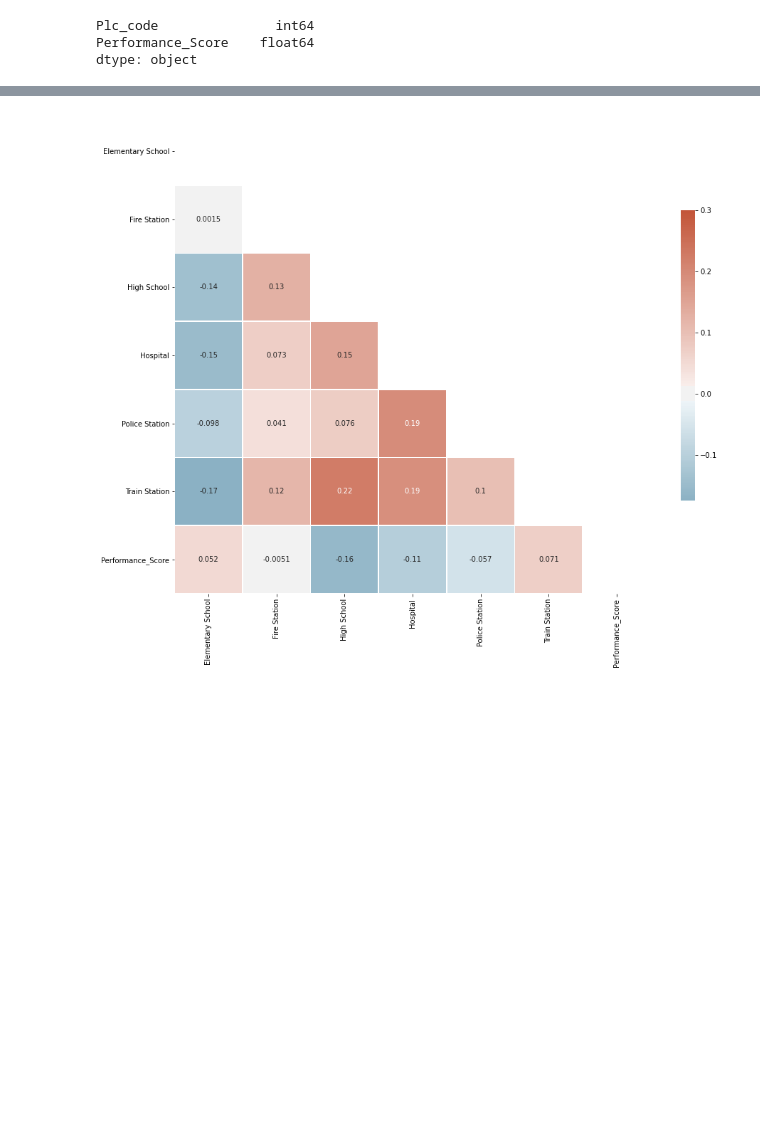
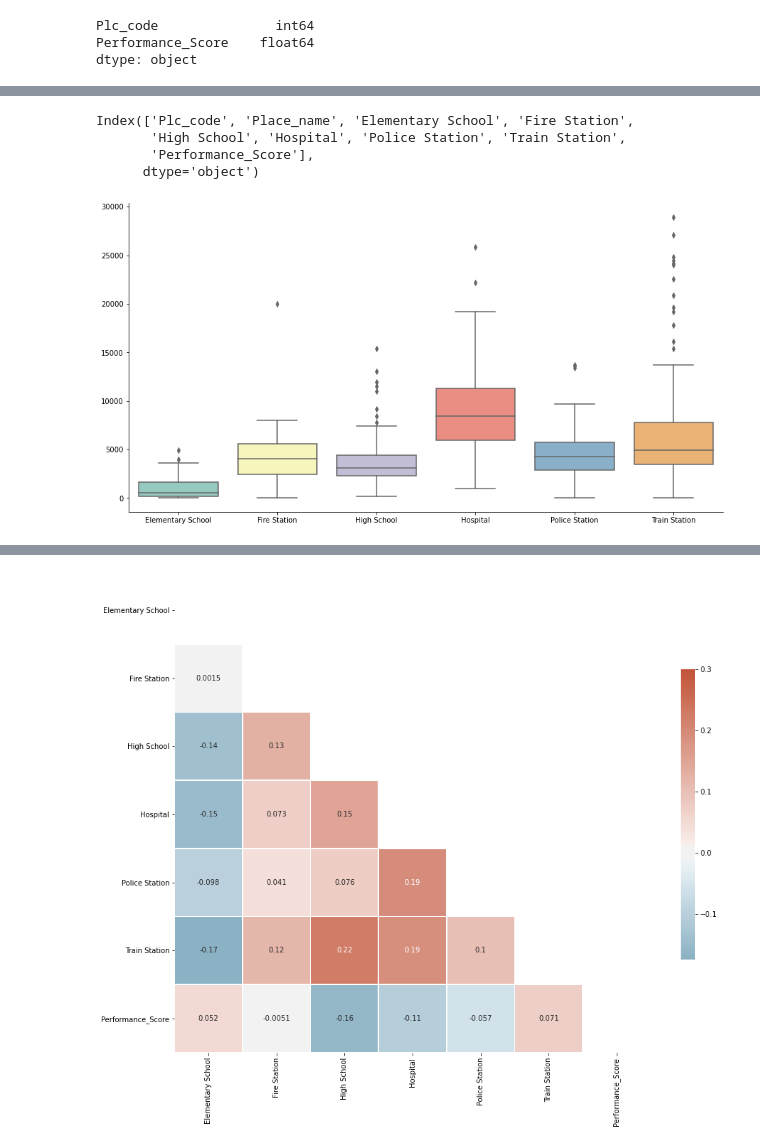
Before and after one commit to LauLau85/Coursera_Capstone, a Jupyter notebook: A Comparison of Rural Towns in the Netherlands.ipynb, the cells around one changed output, grey strips where cells are left out. Saved outputs shown, nothing was run; the diff lists cells and outputs as text; code cells hidden in the pictures; blank space fills up the shorter version.

```diff
--- a/A Comparison of Rural Towns in the Netherlands.ipynb
+++ b/A Comparison of Rural Towns in the Netherlands.ipynb
@@ -2944,3 +3054,27 @@ SRT_Facility_Scores.head()
 | 2 | 1028 | Broekhuizenvorst | 2386.103022 | 4958.623270 | 2175.337874 | 12336.055367 | 4229.766712 | ... |
 | 3 | 1029 | Griendtsveen | 1212.445329 | 2342.959064 | 4392.558144 | 7307.433426 | 2028.146822 | ... |
 | 4 | 1031 | Hegelsom | 3000.267833 | 1237.685215 | 881.312588 | 11370.094236 | 2437.123271 | ... |
+# %%
+SRT_Facility_Scores.columns
+# %% [output]
+Index(['Plc_code', 'Place_name', 'Elementary School', 'Fire Station',
+       'High School', 'Hospital', 'Police Station', 'Train Station',
+       'Performance_Score'],
+      dtype='object')
+# %%
+#Boxplots of features
+bxplt_df = SRT_Facility_Scores[['Elementary School', 'Fire Station', 'High School', 'Hospital', 'Police Station', 'Train Station']]
+
+fig, ax1 = plt.subplots()
+fig.set_size_inches(15, 8)
+#sns.boxplot(y=bxplt_df['Total Count'], palette='Set3')
+sns.boxplot(data=bxplt_df, palette='Set3')
+#ax1.set(ylim=(0, 15))
+
+sns.despine()
+#plt.xlabel('')
+#plt.ylabel('Total Count')
+
+plt.show()
+# %% [output]
+[figure, added]
```
Also changed, not shown: parts of 13 cells of this notebook.
